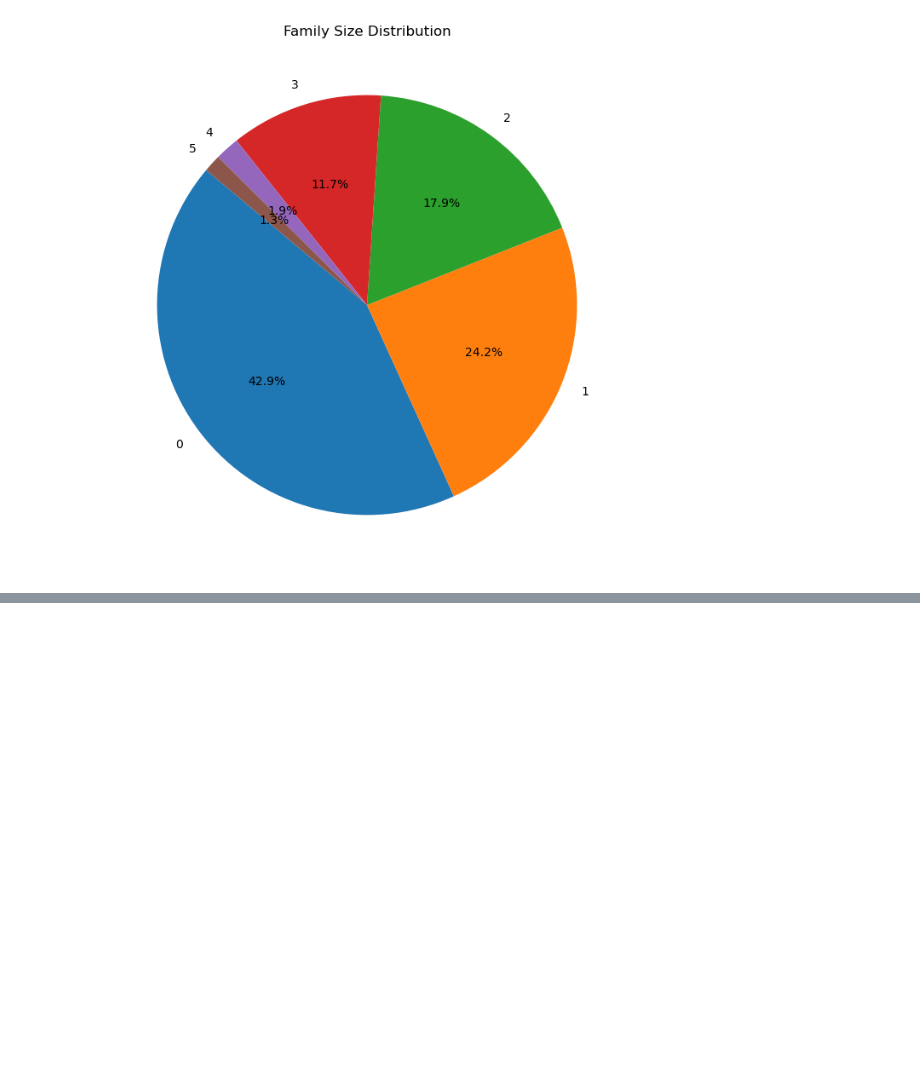
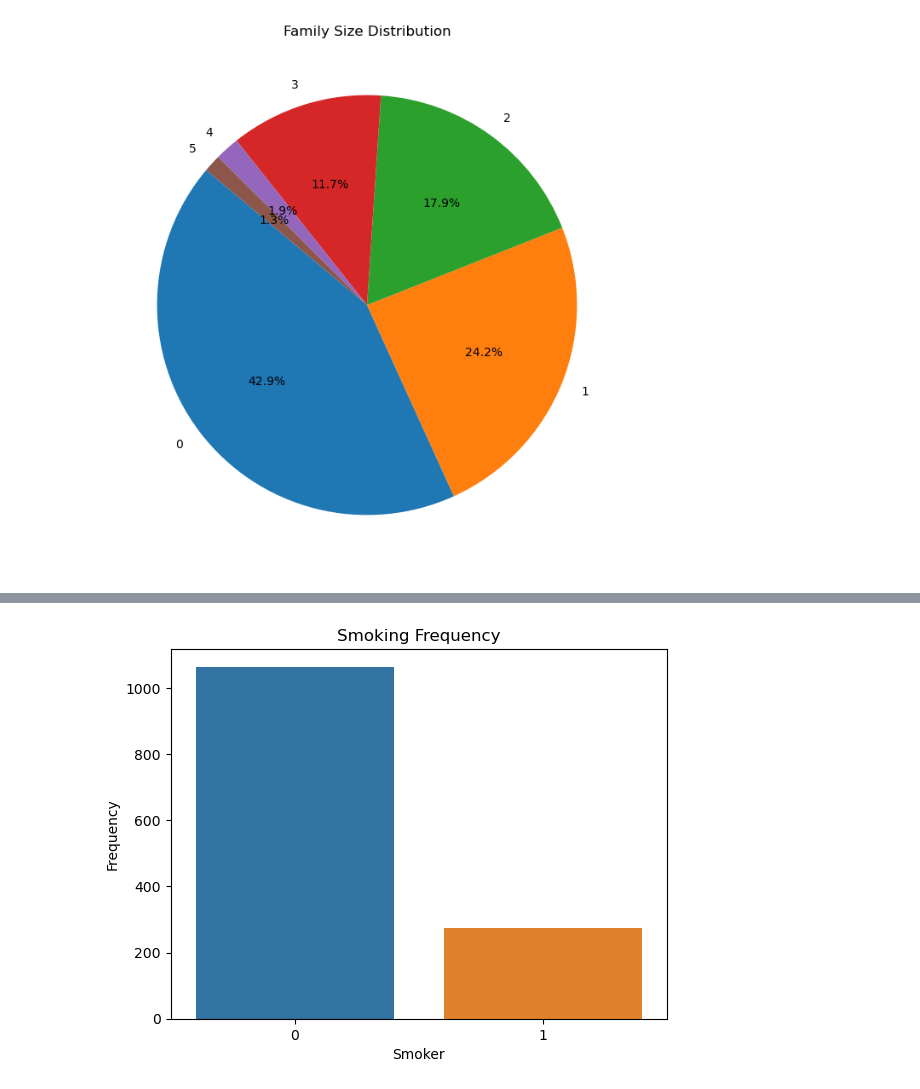
Before and after one commit to jwicken/US-Medical-Insurance-Project, a Jupyter notebook: us-medical-insurance-costs-Dec.ipynb, the cells around one changed output, grey strips where cells are left out. Saved outputs shown, nothing was run; the diff lists cells and outputs as text; code cells hidden in the pictures; blank space fills up the shorter version.

```diff
--- a/us-medical-insurance-costs-Dec.ipynb
+++ b/us-medical-insurance-costs-Dec.ipynb
@@ -217,0 +229,9 @@ matplot.show()
+# %%
+# smoker data
+seaborn.countplot(x = 'smoker', data = df)
+matplot.title('Smoking Frequency')
+matplot.xlabel('Smoker')
+matplot.ylabel('Frequency')
+matplot.show()
+# %% [output]
+[figure, added]
```
Also changed, not shown: parts of 11 cells of this notebook.
